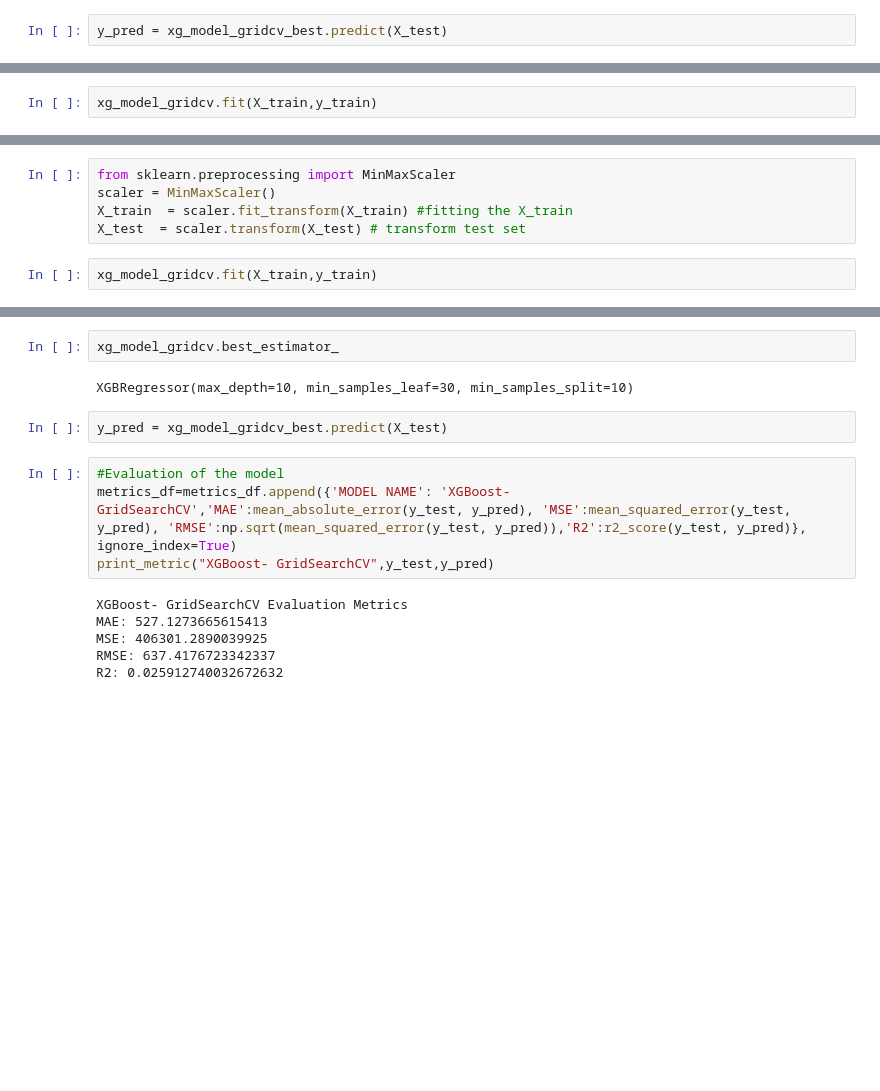
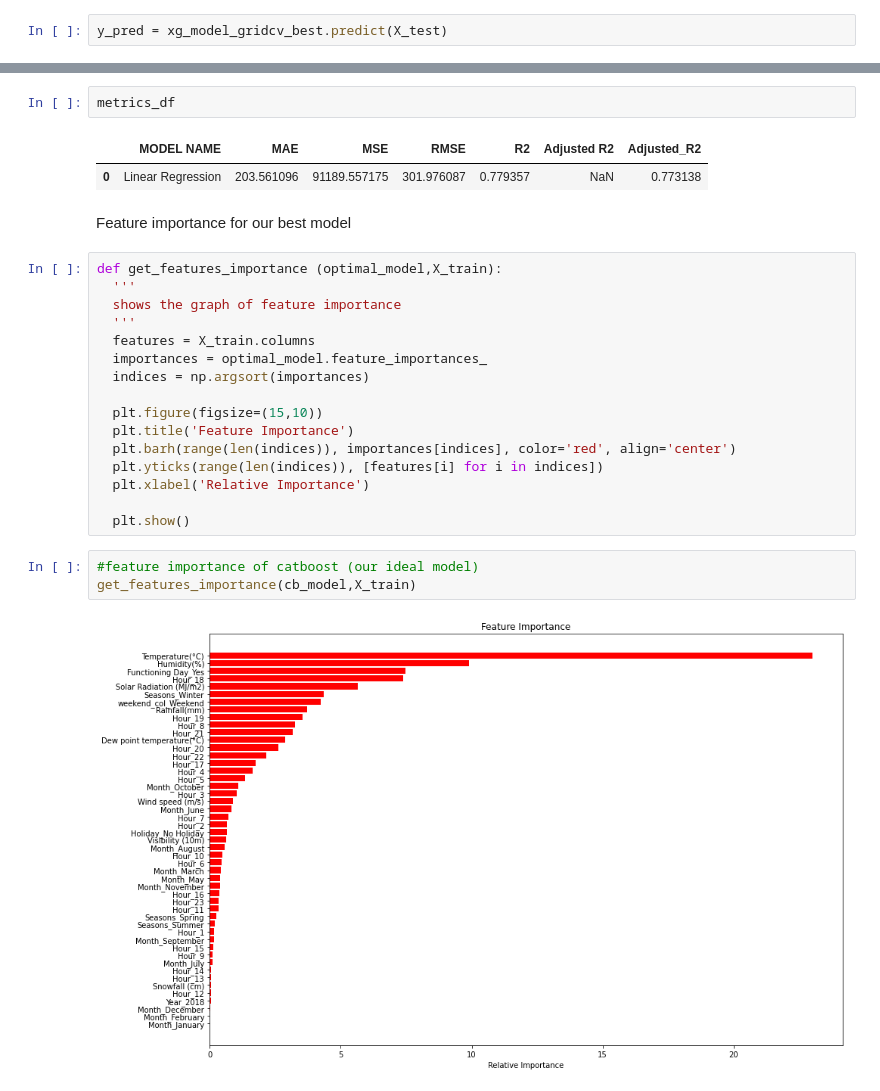
Before and after one commit to Nakulpradeep94/Bike_Sharing_demand_prediction, a Jupyter notebook: Bike_Sharing_Demand_Prediction_Capstone_Project.ipynb, the cells around one changed output, grey strips where cells are left out. Cells and saved outputs as stored; diff of their text form; blank space fills up the shorter version.

```diff
--- a/Bike_Sharing_Demand_Prediction_Capstone_Project.ipynb
+++ b/Bike_Sharing_Demand_Prediction_Capstone_Project.ipynb
@@ -1768,2 +1494,0 @@ X_test  = scaler.transform(X_test) # transform test set
-# %%
-xg_model_gridcv.fit(X_train,y_train)
@@ -1814,7 +1494,0 @@ standard scaler giving better values
-# %%
-from sklearn.preprocessing import MinMaxScaler
-scaler = MinMaxScaler()
-X_train  = scaler.fit_transform(X_train) #fitting the X_train
-X_test  = scaler.transform(X_test) # transform test set
-# %%
-xg_model_gridcv.fit(X_train,y_train)
@@ -1845,16 +1495,28 @@ GridSearchCV(cv=5, estimator=XGBRegressor(),
-# %%
-xg_model_gridcv.best_estimator_
-# %% [output]
-XGBRegressor(max_depth=10, min_samples_leaf=30, min_samples_split=10)
-# %%
-y_pred = xg_model_gridcv_best.predict(X_test)
-# %%
-#Evaluation of the model
-metrics_df=metrics_df.append({'MODEL NAME': 'XGBoost- GridSearchCV','MAE':mean_absolute_error(y_test, y_pred), 'MSE':mean_squared_error(y_test, y_pred), 'RMSE':np.sqrt(mean_squared_error(y_test, y_pred)),'R2':r2_score(y_test, y_pred)}, ignore_index=True)
-print_metric("XGBoost- GridSearchCV",y_test,y_pred)
-# %% [output]
-XGBoost- GridSearchCV Evaluation Metrics
-MAE: 527.1273665615413
-MSE: 406301.2890039925
-RMSE: 637.4176723342337
-R2: 0.025912740032672632
+# %%
+metrics_df
+# %% [output]
+|  | MODEL NAME | MAE | MSE | RMSE | R2 | Adjusted R2 | Adjusted_R2 |
+| 0 | Linear Regression | 203.561096 | 91189.557175 | 301.976087 | 0.779357 | NaN | 0.773138 |
+# %% [markdown]
+Feature importance for our best model
+# %%
+def get_features_importance (optimal_model,X_train):
+  '''
+  shows the graph of feature importance
+  '''
+  features = X_train.columns
+  importances = optimal_model.feature_importances_
+  indices = np.argsort(importances)
+
+  plt.figure(figsize=(15,10))
+  plt.title('Feature Importance')
+  plt.barh(range(len(indices)), importances[indices], color='red', align='center')
+  plt.yticks(range(len(indices)), [features[i] for i in indices])
+  plt.xlabel('Relative Importance')
+
+  plt.show()
+# %%
+#feature importance of catboost (our ideal model)
+get_features_importance(cb_model,X_train)
+# %% [output]
+[figure, added]
```
Also changed, not shown: parts of 108 cells of this notebook.
